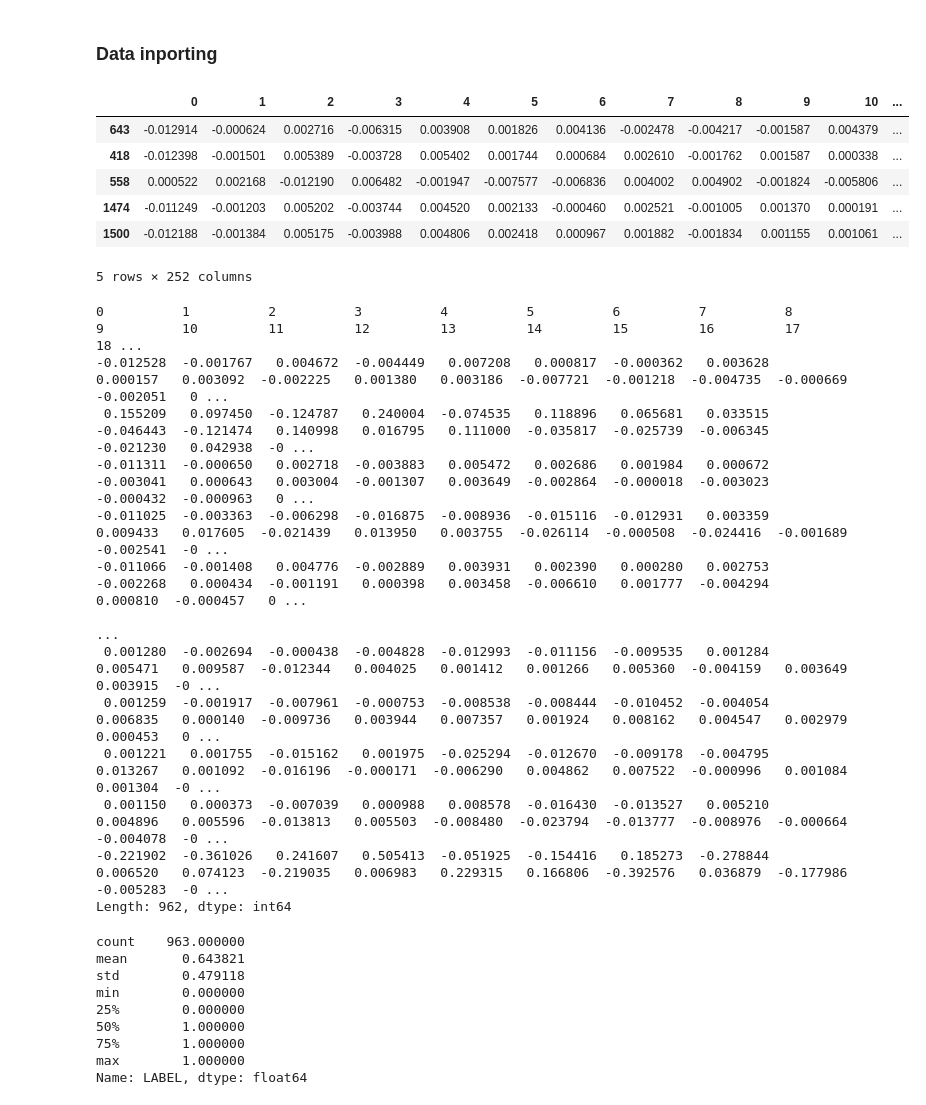
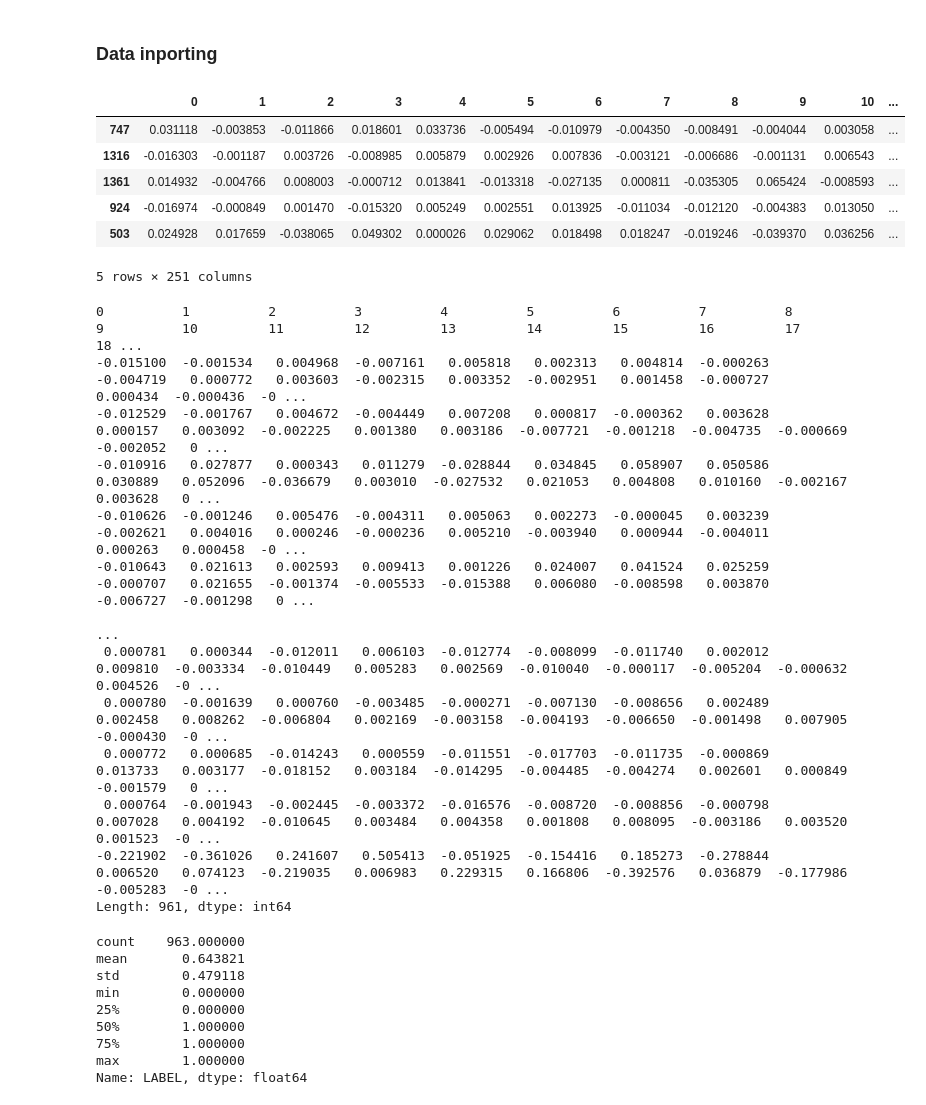
Before and after one commit to SolemnShark871/Churn, a Jupyter notebook: LogReg.ipynb, the cells around one changed output. Saved outputs shown, nothing was run; the diff lists cells and outputs as text; code cells hidden in the pictures.

```diff
--- a/LogReg.ipynb
+++ b/LogReg.ipynb
@@ -250,16 +255,16 @@ plt.show()
 ### Data inporting
 # %%
 #Inport the csv with the dataset
-df_lambda = pd.read_csv('pca_merged_scaled.csv', index_col = [0])
+df_lambda = pd.read_csv('pca_unbiased.csv', index_col = [0])
 df_lambda.head()
 # %% [output]
 |  | 0 | 1 | 2 | 3 | 4 | 5 | 6 | 7 | 8 | 9 | 10 | ... |
-| 643 | -0.012914 | -0.000624 | 0.002716 | -0.006315 | 0.003908 | 0.001826 | 0.004136 | -0.002478 | -0.004217 | -0.001587 | 0.004379 | ... |
-| 418 | -0.012398 | -0.001501 | 0.005389 | -0.003728 | 0.005402 | 0.001744 | 0.000684 | 0.002610 | -0.001762 | 0.001587 | 0.000338 | ... |
-| 558 | 0.000522 | 0.002168 | -0.012190 | 0.006482 | -0.001947 | -0.007577 | -0.006836 | 0.004002 | 0.004902 | -0.001824 | -0.005806 | ... |
-| 1474 | -0.011249 | -0.001203 | 0.005202 | -0.003744 | 0.004520 | 0.002133 | -0.000460 | 0.002521 | -0.001005 | 0.001370 | 0.000191 | ... |
-| 1500 | -0.012188 | -0.001384 | 0.005175 | -0.003988 | 0.004806 | 0.002418 | 0.000967 | 0.001882 | -0.001834 | 0.001155 | 0.001061 | ... |
+| 747 | 0.031118 | -0.003853 | -0.011866 | 0.018601 | 0.033736 | -0.005494 | -0.010979 | -0.004350 | -0.008491 | -0.004044 | 0.003058 | ... |
+| 1316 | -0.016303 | -0.001187 | 0.003726 | -0.008985 | 0.005879 | 0.002926 | 0.007836 | -0.003121 | -0.006686 | -0.001131 | 0.006543 | ... |
+| 1361 | 0.014932 | -0.004766 | 0.008003 | -0.000712 | 0.013841 | -0.013318 | -0.027135 | 0.000811 | -0.035305 | 0.065424 | -0.008593 | ... |
+| 924 | -0.016974 | -0.000849 | 0.001470 | -0.015320 | 0.005249 | 0.002551 | 0.013925 | -0.011034 | -0.012120 | -0.004383 | 0.013050 | ... |
+| 503 | 0.024928 | 0.017659 | -0.038065 | 0.049302 | 0.000026 | 0.029062 | 0.018498 | 0.018247 | -0.019246 | -0.039370 | 0.036256 | ... |
-5 rows × 252 columns
+5 rows × 251 columns
 # %%
 #Creating the training, testing and validation subsets
 X = df_lambda.drop(['LABEL'], axis = 1)
@@ -272,18 +277,18 @@ X_train, X_val, y_train, y_val = train_test_split(X_train, y_train, test_size =
 X_train.value_counts()
 # %% [output]
 0          1          2          3          4          5          6          7          8          9          10         11         12         13         14         15         16         17         18 ...
--0.012528  -0.001767   0.004672  -0.004449   0.007208   0.000817  -0.000362   0.003628   0.000157   0.003092  -0.002225   0.001380   0.003186  -0.007721  -0.001218  -0.004735  -0.000669  -0.002051   0 ...
- 0.155209   0.097450  -0.124787   0.240004  -0.074535   0.118896   0.065681   0.033515  -0.046443  -0.121474   0.140998   0.016795   0.111000  -0.035817  -0.025739  -0.006345  -0.021230   0.042938  -0 ...
--0.011311  -0.000650   0.002718  -0.003883   0.005472   0.002686   0.001984   0.000672  -0.003041   0.000643   0.003004  -0.001307   0.003649  -0.002864  -0.000018  -0.003023  -0.000432  -0.000963   0 ...
--0.011025  -0.003363  -0.006298  -0.016875  -0.008936  -0.015116  -0.012931   0.003359   0.009433   0.017605  -0.021439   0.013950   0.003755  -0.026114  -0.000508  -0.024416  -0.001689  -0.002541  -0 ...
--0.011066  -0.001408   0.004776  -0.002889   0.003931   0.002390   0.000280   0.002753  -0.002268   0.000434  -0.001191   0.000398   0.003458  -0.006610   0.001777  -0.004294   0.000810  -0.000457   0 ...
+-0.015100  -0.001534   0.004968  -0.007161   0.005818   0.002313   0.004814  -0.000263  -0.004719   0.000772   0.003603  -0.002315   0.003352  -0.002951   0.001458  -0.000727   0.000434  -0.000436  -0 ...
+-0.012529  -0.001767   0.004672  -0.004449   0.007208   0.000817  -0.000362   0.003628   0.000157   0.003092  -0.002225   0.001380   0.003186  -0.007721  -0.001218  -0.004735  -0.000669  -0.002052   0 ...
+-0.010916   0.027877   0.000343   0.011279  -0.028844   0.034845   0.058907   0.050586   0.030889   0.052096  -0.036679   0.003010  -0.027532   0.021053   0.004808   0.010160  -0.002167   0.003628   0 ...
+-0.010626  -0.001246   0.005476  -0.004311   0.005063   0.002273  -0.000045   0.003239  -0.002621   0.004016   0.000246  -0.000236   0.005210  -0.003940   0.000944  -0.004011   0.000263   0.000458  -0 ...
+-0.010643   0.021613   0.002593   0.009413   0.001226   0.024007   0.041524   0.025259  -0.000707   0.021655  -0.001374  -0.005533  -0.015388   0.006080  -0.008598   0.003870  -0.006727  -0.001298   0 ...
                                                                                                                                                                                                          ...
- 0.001280  -0.002694  -0.000438  -0.004828  -0.012993  -0.011156  -0.009535   0.001284   0.005471   0.009587  -0.012344   0.004025   0.001412   0.001266   0.005360  -0.004159   0.003649   0.003915  -0 ...
- 0.001259  -0.001917  -0.007961  -0.000753  -0.008538  -0.008444  -0.010452  -0.004054   0.006835   0.000140  -0.009736   0.003944   0.007357   0.001924   0.008162   0.004547   0.002979   0.000453   0 ...
- 0.001221   0.001755  -0.015162   0.001975  -0.025294  -0.012670  -0.009178  -0.004795   0.013267   0.001092  -0.016196  -0.000171  -0.006290   0.004862   0.007522  -0.000996   0.001084   0.001304  -0 ...
- 0.001150   0.000373  -0.007039   0.000988   0.008578  -0.016430  -0.013527   0.005210   0.004896   0.005596  -0.013813   0.005503  -0.008480  -0.023794  -0.013777  -0.008976  -0.000664  -0.004078  -0 ...
+ 0.000781   0.000344  -0.012011   0.006103  -0.012774  -0.008099  -0.011740   0.002012   0.009810  -0.003334  -0.010449   0.005283   0.002569  -0.010040  -0.000117  -0.005204  -0.000632   0.004526  -0 ...
+ 0.000780  -0.001639   0.000760  -0.003485  -0.000271  -0.007130  -0.008656   0.002489   0.002458   0.008262  -0.006804   0.002169  -0.003158  -0.004193  -0.006650  -0.001498   0.007905  -0.000430  -0 ...
+ 0.000772   0.000685  -0.014243   0.000559  -0.011551  -0.017703  -0.011735  -0.000869   0.013733   0.003177  -0.018152   0.003184  -0.014295  -0.004485  -0.004274   0.002601   0.000849  -0.001579   0 ...
+ 0.000764  -0.001943  -0.002445  -0.003372  -0.016576  -0.008720  -0.008856  -0.000798   0.007028   0.004192  -0.010645   0.003484   0.004358   0.001808   0.008095  -0.003186   0.003520   0.001523  -0 ...
 -0.221902  -0.361026   0.241607   0.505413  -0.051925  -0.154416   0.185273  -0.278844   0.006520   0.074123  -0.219035   0.006983   0.229315   0.166806  -0.392576   0.036879  -0.177986  -0.005283  -0 ...
-Length: 962, dtype: int64
+Length: 961, dtype: int64
 # %%
 y_train.describe()
 # %% [output]
```
Also changed, not shown: parts of 36 cells of this notebook.
